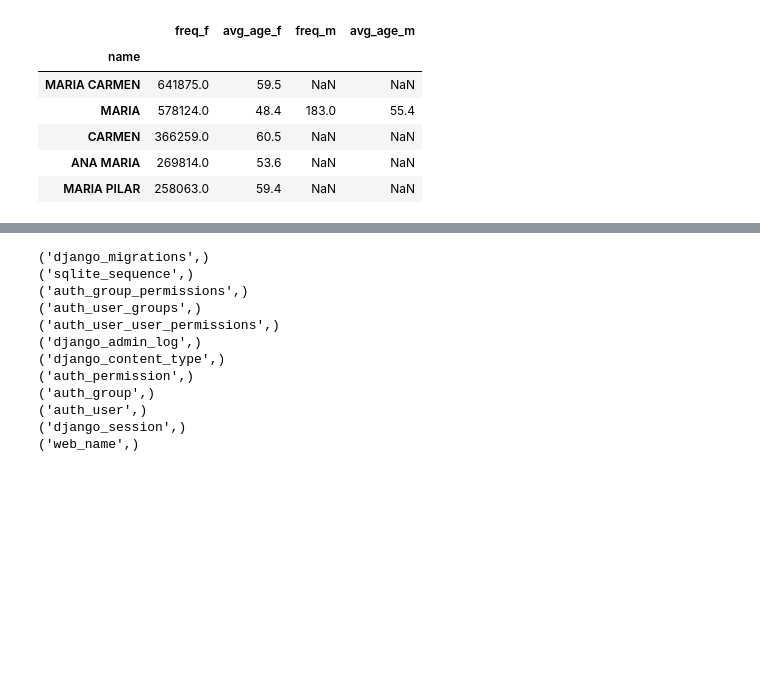
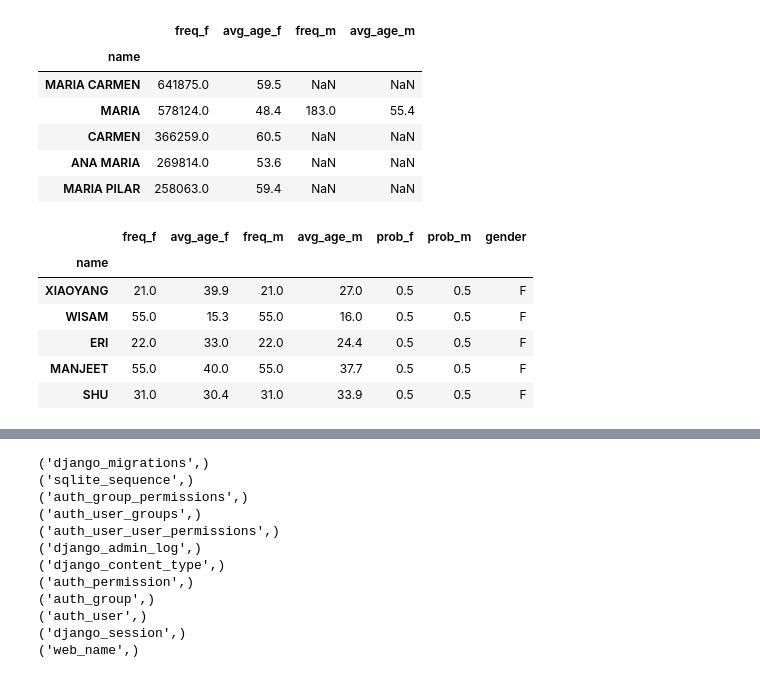
Before and after one commit to sugus-labs/data-science-the-bridge, a Jupyter notebook: 3-machine-learning/sugus/setup.ipynb, the cells around one changed output, grey strips where cells are left out. Saved outputs shown, nothing was run; the diff lists cells and outputs as text; code cells hidden in the pictures; blank space fills up the shorter version.

```diff
--- a/3-machine-learning/sugus/setup.ipynb
+++ b/3-machine-learning/sugus/setup.ipynb
@@ -107,6 +123,16 @@ name_df["freq_m"] = name_df["freq_m"].fillna(0)
 name_df["prob_f"] = name_df["freq_f"] / (name_df["freq_f"] + name_df["freq_m"])
 name_df["prob_m"] = name_df["freq_m"] / (name_df["freq_f"] + name_df["freq_m"])
 name_df["gender"] = np.where(name_df["prob_f"] >= 0.5, "F", "M")
+# %%
+name_df[(name_df["gender"] == "F")].sort_values(["prob_m"], ascending = False).head(5)
+# %% [output]
+|  | freq_f | avg_age_f | freq_m | avg_age_m | prob_f | prob_m | gender |
+| name |  |  |  |  |  |  |  |
+| XIAOYANG | 21.0 | 39.9 | 21.0 | 27.0 | 0.5 | 0.5 | F |
+| WISAM | 55.0 | 15.3 | 55.0 | 16.0 | 0.5 | 0.5 | F |
+| ERI | 22.0 | 33.0 | 22.0 | 24.4 | 0.5 | 0.5 | F |
+| MANJEET | 55.0 | 40.0 | 55.0 | 37.7 | 0.5 | 0.5 | F |
+| SHU | 31.0 | 30.4 | 31.0 | 33.9 | 0.5 | 0.5 | F |
 # %%
 name_basics_df = name_df[["prob_f", "prob_m", "gender"]]
 # %%
```
Also changed, not shown: parts of 23 cells of this notebook, 1 other file.
